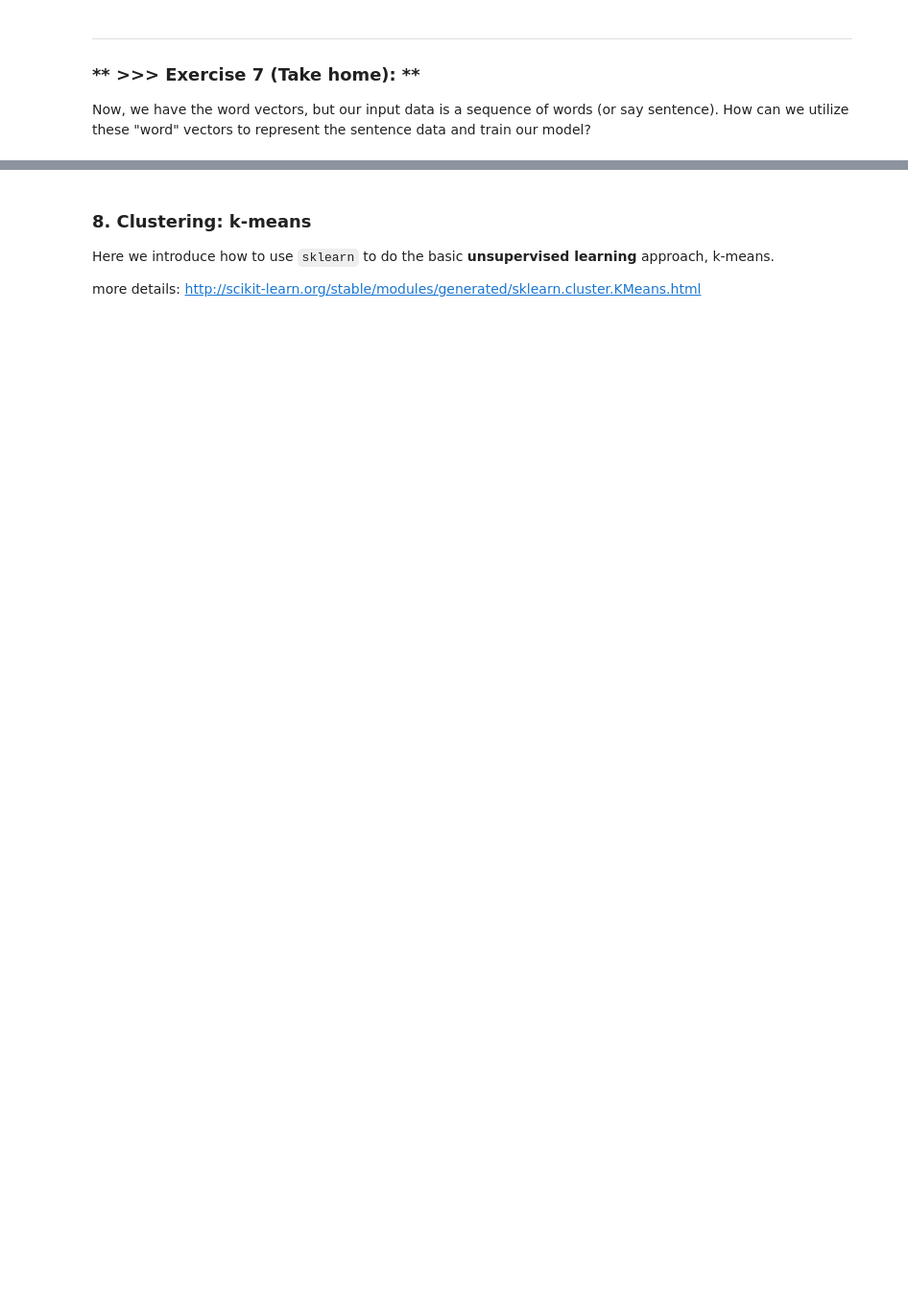
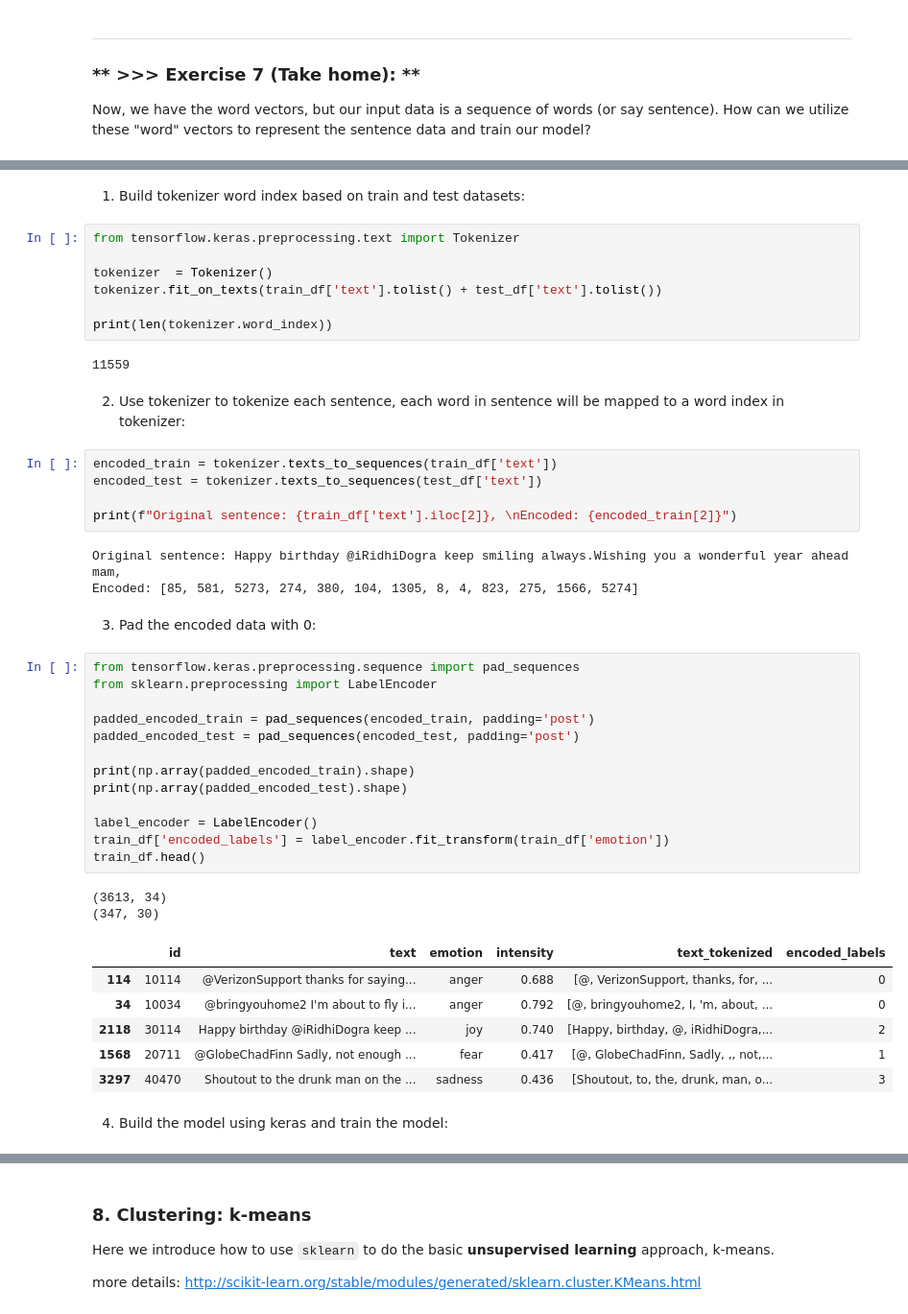
Before and after one commit to chihuahualee828/DM2023-Lab2-Master, a Jupyter notebook: DM2023-Lab2-Master.ipynb, the cells around one changed output, grey strips where cells are left out. Shown at 96% size. Cells and saved outputs as stored; diff of their text form; blank space fills up the shorter version.

```diff
--- a/DM2023-Lab2-Master.ipynb
+++ b/DM2023-Lab2-Master.ipynb
@@ -1082,0 +1107,47 @@ How can we utilize these "word" vectors to represent the sentence data and train
+# %% [markdown]
+1. Build tokenizer word index based on train and test datasets:
+# %%
+from tensorflow.keras.preprocessing.text import Tokenizer
+
+tokenizer  = Tokenizer()
+tokenizer.fit_on_texts(train_df['text'].tolist() + test_df['text'].tolist())
+
+print(len(tokenizer.word_index))
+# %% [output]
+11559
+# %% [markdown]
+2. Use tokenizer to tokenize each sentence, each word in sentence will be mapped to a word index in tokenizer:
+# %%
+encoded_train = tokenizer.texts_to_sequences(train_df['text'])
+encoded_test = tokenizer.texts_to_sequences(test_df['text'])
+
+print(f"Original sentence: {train_df['text'].iloc[2]}, \nEncoded: {encoded_train[2]}")
+# %% [output]
+Original sentence: Happy birthday @iRidhiDogra keep smiling always.Wishing you a wonderful year ahead mam,
+Encoded: [85, 581, 5273, 274, 380, 104, 1305, 8, 4, 823, 275, 1566, 5274]
+# %% [markdown]
+3. Pad the encoded data with 0:
+# %%
+from tensorflow.keras.preprocessing.sequence import pad_sequences
+from sklearn.preprocessing import LabelEncoder
+
+padded_encoded_train = pad_sequences(encoded_train, padding='post')
+padded_encoded_test = pad_sequences(encoded_test, padding='post')
+
+print(np.array(padded_encoded_train).shape)
+print(np.array(padded_encoded_test).shape)
+
+label_encoder = LabelEncoder()
+train_df['encoded_labels'] = label_encoder.fit_transform(train_df['emotion'])
+train_df.head()
+# %% [output]
+(3613, 34)
+(347, 30)
+|  | id | text | emotion | intensity | text_tokenized | encoded_labels |
+| 114 | 10114 | @VerizonSupport thanks for saying... | anger | 0.688 | [@, VerizonSupport, thanks, for, ... | 0 |
+| 34 | 10034 | @bringyouhome2 I'm about to fly i... | anger | 0.792 | [@, bringyouhome2, I, 'm, about, ... | 0 |
+| 2118 | 30114 | Happy birthday @iRidhiDogra keep ... | joy | 0.740 | [Happy, birthday, @, iRidhiDogra,... | 2 |
+| 1568 | 20711 | @GlobeChadFinn Sadly, not enough ... | fear | 0.417 | [@, GlobeChadFinn, Sadly, ,, not,... | 1 |
+| 3297 | 40470 | Shoutout to the drunk man on the ... | sadness | 0.436 | [Shoutout, to, the, drunk, man, o... | 3 |
+# %% [markdown]
+4. Build the model using keras and train the model:
```
Also changed, not shown: parts of 30 cells of this notebook.
